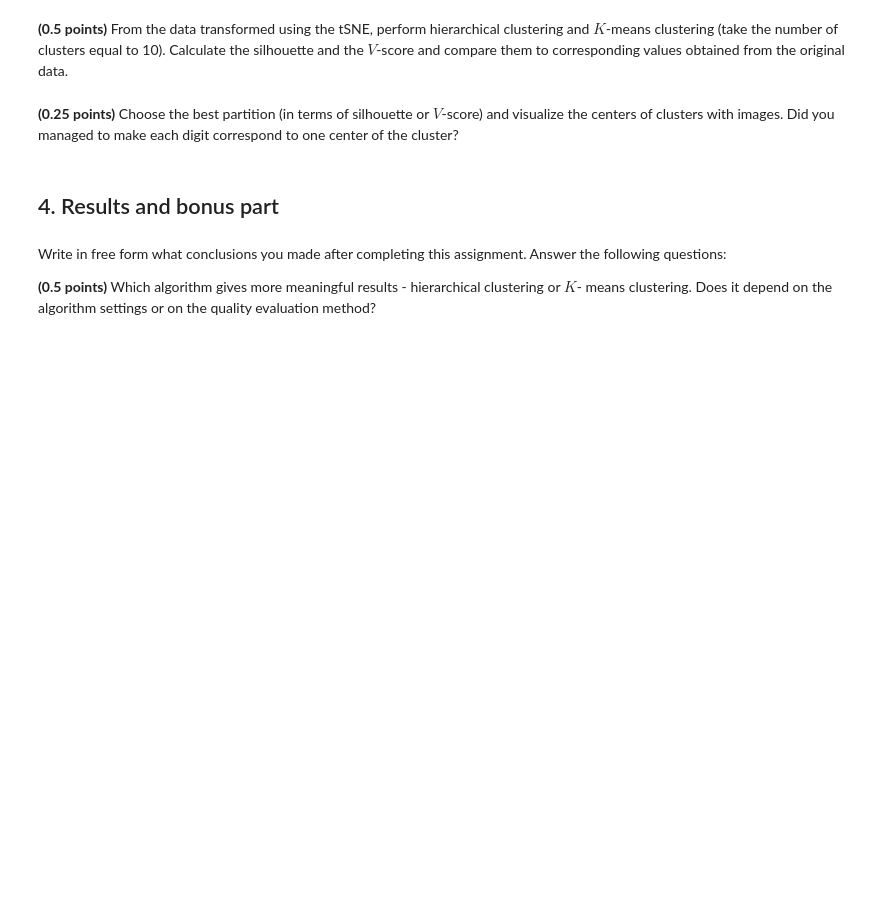
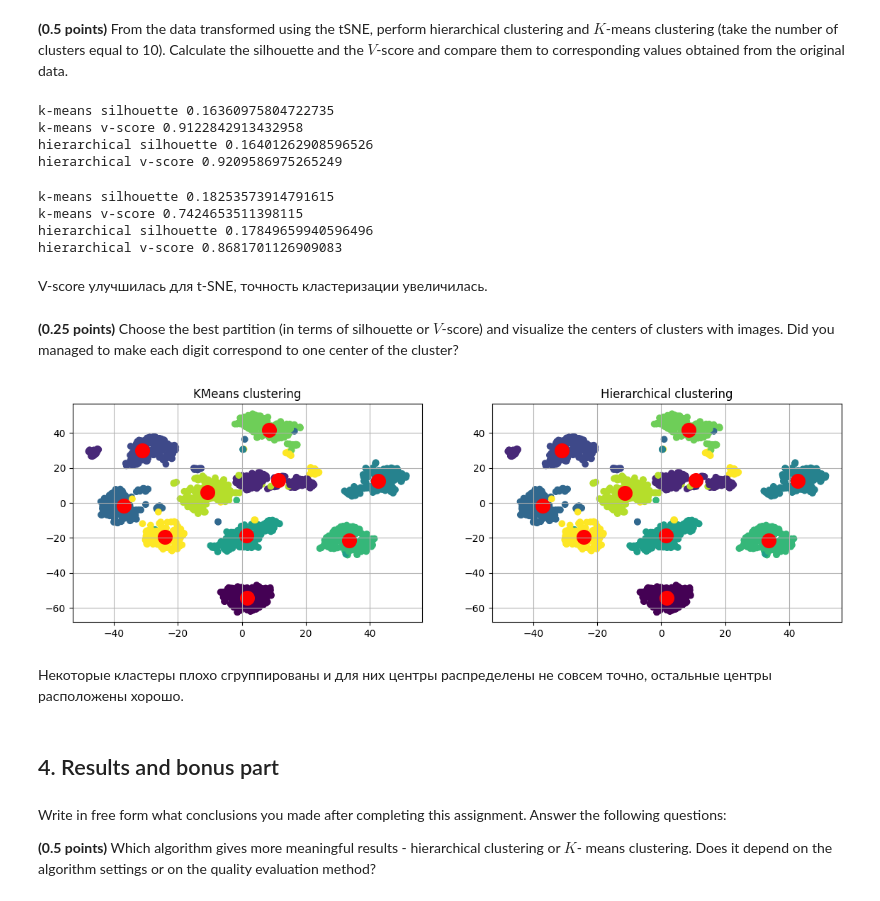
Before and after one commit to kri1mka/ml-intro, a Jupyter notebook: 8_clustering/clustering.ipynb, the cells around one changed output. Cells and saved outputs as stored; diff of their text form; code cells hidden in the pictures; blank space fills up the shorter version.

Commit message:
Updated [Task 8] Clustering

```diff
--- a/8_clustering/clustering.ipynb
+++ b/8_clustering/clustering.ipynb
@@ -495,7 +495,81 @@ plt.grid()
 # %% [markdown]
 **(0.5 points)** From the data transformed using the tSNE, perform hierarchical clustering and $K$-means clustering (take the number of clusters equal to 10). Calculate the silhouette and the $V$-score and compare them to corresponding values obtained from the original data.
+# %%
+kmeans_labels_tsne = KMeans(n_clusters=10, n_init=10, max_iter=200 , random_state=0).fit_predict(X_tsne)
+hierarchical_labels_tsne = AgglomerativeClustering(n_clusters=10).fit_predict(X_tsne)
+
+kmeans_s_tsne = silhouette_score(X, kmeans_labels_tsne)
+hierarchical_s_tsne = silhouette_score(X, hierarchical_labels_tsne)
+kmeans_v_tsne = v_measure_score(y, kmeans_labels_tsne)
+hierarchical_v_tsne = v_measure_score(y, hierarchical_labels_tsne)
+
+print('k-means silhouette', kmeans_s_tsne)
+print('k-means v-score', kmeans_v_tsne)
+print('hierarchical silhouette', hierarchical_s_tsne)
+print('hierarchical v-score', hierarchical_v_tsne)
+# %% [output]
+k-means silhouette 0.16360975804722735
+k-means v-score 0.9122842913432958
+hierarchical silhouette 0.16401262908596526
+hierarchical v-score 0.9209586975265249
+# %%
+kmeans_labels_m = KMeans(n_clusters=10, n_init=10, max_iter=200 , random_state=0).fit_predict(X)
+hierarchical_labels_m = AgglomerativeClustering(n_clusters=10).fit_predict(X)
+
+kmeans_s_m = silhouette_score(X, kmeans_labels_m)
+hierarchical_s_m = silhouette_score(X, hierarchical_labels_m)
+kmeans_v_m = v_measure_score(y, kmeans_labels_m)
+hierarchical_v_m = v_measure_score(y, hierarchical_labels_m)
+
+print('k-means silhouette', kmeans_s_m)
+print('k-means v-score', kmeans_v_m)
+print('hierarchical silhouette', hierarchical_s_m)
+print('hierarchical v-score', hierarchical_v_m)
+# %% [output]
+k-means silhouette 0.18253573914791615
+k-means v-score 0.7424653511398115
+hierarchical silhouette 0.17849659940596496
+hierarchical v-score 0.8681701126909083
+# %% [markdown]
+V-score улучшилась для t-SNE, точность кластеризации увеличилась.
 # %% [markdown]
 **(0.25 points)** Choose the best partition (in terms of silhouette or $V$-score) and visualize the centers of clusters with images. Did you managed to make each digit correspond to one center of the cluster?
+# %%
+clasters = 10
+
+kmeans_tsne = KMeans(n_clusters=clasters, n_init=10, max_iter=200 , random_state=0).fit(X_tsne)
+
+kmeans_labels_tsne = kmeans_tsne.predict(X_tsne)
+hierarchical_labels_tsne = AgglomerativeClustering(n_clusters=clasters).fit_predict(X_tsne)
+
+hierarchical_clusters_tsne = np.unique(hierarchical_labels_tsne)
+
+hierarchical_centers_tsne = np.zeros(shape=(len(hierarchical_clusters_tsne),X_tsne.shape[1]))
+kmeans_centers_tsne = kmeans_tsne.cluster_centers_
+
+for i in range(len(hierarchical_clusters_tsne)):
+    mask = hierarchical_labels_tsne == hierarchical_clusters_tsne[i]
+    hierarchical_centers_tsne[i,:] = np.sum(X_tsne[mask,:],axis=0)/(np.sum(mask))
+# %%
+plt.figure(figsize=(14, 4))
+
+plt.subplot(121)
+plt.scatter(X_tsne[:,0], X_tsne[:,1], c = y.astype(float))
+plt.scatter(kmeans_centers_tsne[:,0], kmeans_centers_tsne[:,1], c = 'red', marker='o', s = 200)
+plt.title('KMeans clustering')
+plt.grid()
+
+plt.subplot(122)
+plt.scatter(X_tsne[:,0], X_tsne[:,1], c = y.astype(float))
+plt.scatter(hierarchical_centers_tsne[:,0], hierarchical_centers_tsne[:,1], c = 'red', marker='o', s = 200)
+plt.title('Hierarchical clustering')
+plt.grid()
+
+plt.show()
+# %% [output]
+[figure, added]
+# %% [markdown]
+Некоторые кластеры плохо сгруппированы и для них центры распределены не совсем точно, остальные центры расположены хорошо.
 # %% [markdown]
 ## 4. Results and bonus part
 # %% [markdown]
```
Also changed, not shown: parts of 9 cells of this notebook.
